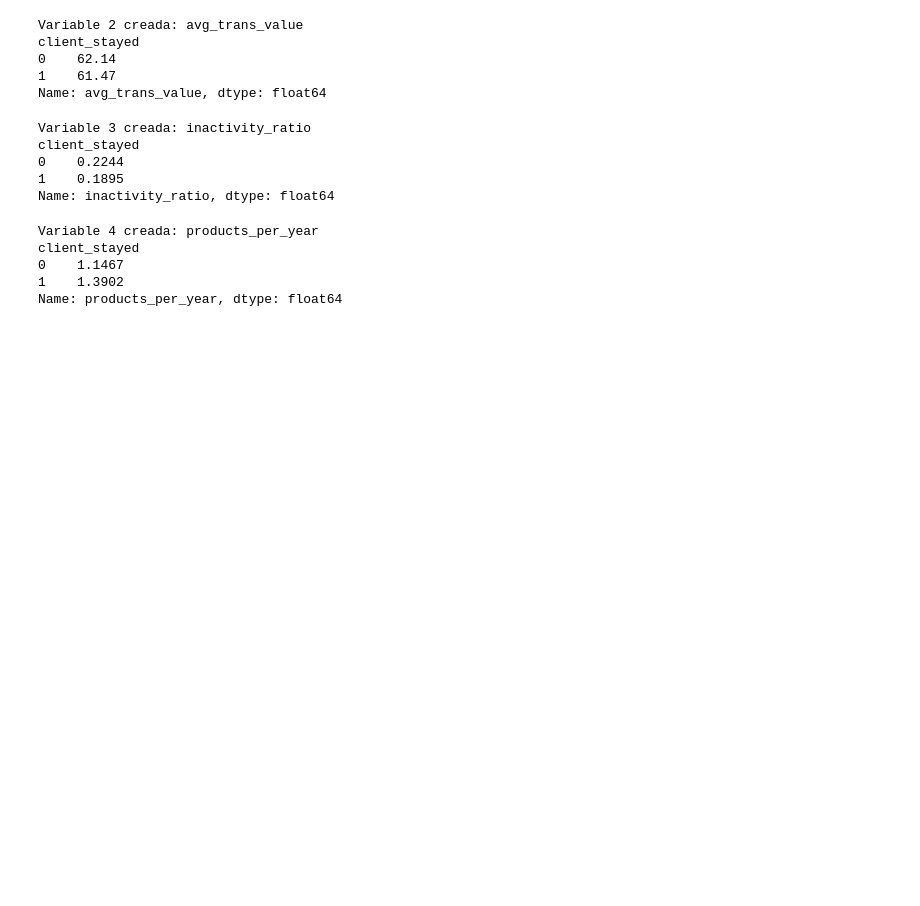
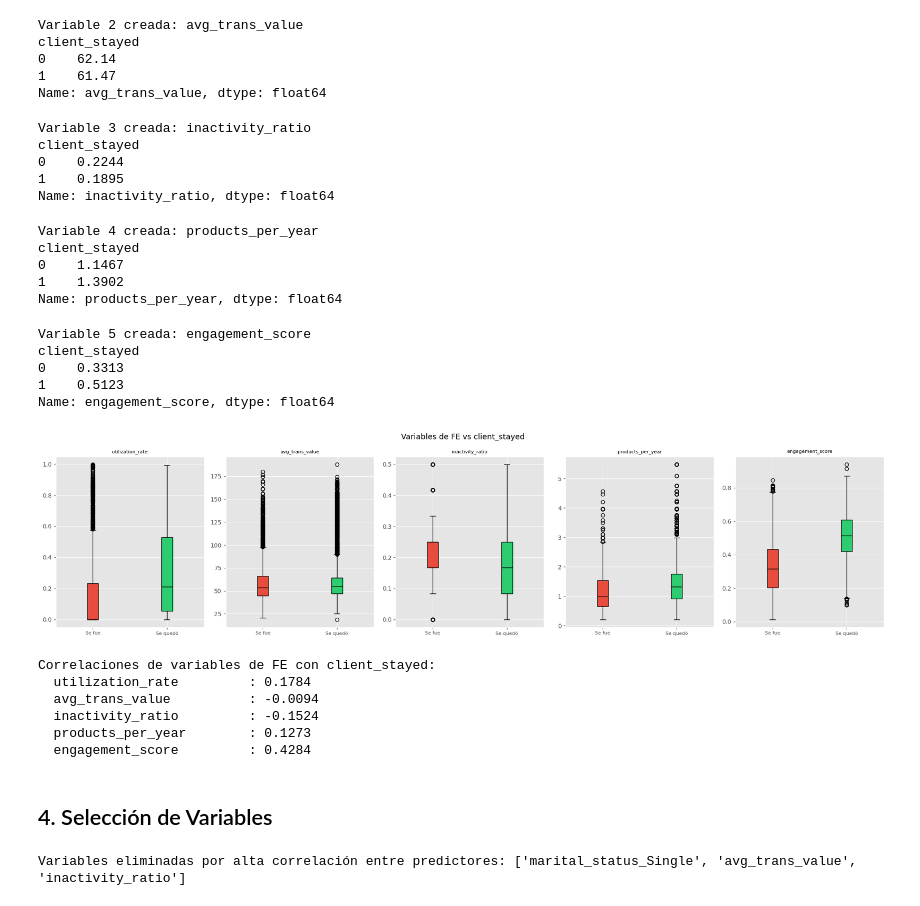
Before and after one commit to bielng/Data-Lab, a Jupyter notebook: trial_05.ipynb, the cells around one changed output. Saved outputs shown, nothing was run; the diff lists cells and outputs as text; code cells hidden in the pictures; blank space fills up the shorter version.

```diff
--- a/trial_05.ipynb
+++ b/trial_05.ipynb
@@ -360,3 +360,76 @@ client_stayed
 0    1.1467
 1    1.3902
 Name: products_per_year, dtype: float64
+# %%
+def minmax(s):
+    return (s - s.min()) / (s.max() - s.min() + 1e-9)
+
+df_fe['engagement_score'] = (
+    minmax(df_fe['total_trans_ct']) +
+    minmax(df_fe['total_relationship_count']) +
+    minmax(df_fe['total_revolving_bal'])
+) / 3
+
+print("Variable 5 creada: engagement_score")
+print(df_fe.groupby('client_stayed')['engagement_score'].mean().round(4))
+# %% [output]
+Variable 5 creada: engagement_score
+client_stayed
+0    0.3313
+1    0.5123
+Name: engagement_score, dtype: float64
+# %%
+new_vars = ['utilization_rate','avg_trans_value','inactivity_ratio','products_per_year','engagement_score']
+
+fig, axes = plt.subplots(1, 5, figsize=(20, 5))
+for ax, col in zip(axes, new_vars):
+    data = [df_fe[df_fe['client_stayed']==0][col], df_fe[df_fe['client_stayed']==1][col]]
+    bp = ax.boxplot(data, patch_artist=True)
+    bp['boxes'][0].set_facecolor('#e74c3c')
+    bp['boxes'][1].set_facecolor('#2ecc71')
+    bp['medians'][0].set_color('black')
+    bp['medians'][1].set_color('black')
+    ax.set_xticklabels(['Se fue','Se quedó'], fontsize=8)
+    ax.set_title(col, fontsize=8)
+
+plt.suptitle("Variables de FE vs client_stayed", fontsize=13)
+plt.tight_layout()
+plt.show()
+# %% [output]
+[figure, added]
+# %%
+print("Correlaciones de variables de FE con client_stayed:")
+for col in new_vars:
+    r = df_fe[col].corr(df_fe['client_stayed'])
+    print(f"  {col:25s}: {r:.4f}")
+# %% [output]
+Correlaciones de variables de FE con client_stayed:
+  utilization_rate         : 0.1784
+  avg_trans_value          : -0.0094
+  inactivity_ratio         : -0.1524
+  products_per_year        : 0.1273
+  engagement_score         : 0.4284
+# %% [markdown]
+## 4. Selección de Variables
+# %%
+from sklearn.linear_model import LogisticRegression
+from sklearn.preprocessing import StandardScaler
+from sklearn.model_selection import train_test_split
+
+X = df_fe.drop('client_stayed', axis=1)
+y = df_fe['client_stayed']
+
+# Estandarización
+scaler = StandardScaler()
+X_scaled = scaler.fit_transform(X)
+X_scaled_df = pd.DataFrame(X_scaled, columns=X.columns)
+
+# Eliminar variables con alta correlación entre predictores (|r| > 0.85)
+corr_matrix = X_scaled_df.corr().abs()
+upper = corr_matrix.where(np.triu(np.ones(corr_matrix.shape), k=1).astype(bool))
+to_drop_corr = [col for col in upper.columns if any(upper[col] > 0.85)]
+print(f"Variables eliminadas por alta correlación entre predictores: {to_drop_corr}")
+
+X_filtered = X_scaled_df.drop(columns=to_drop_corr)
+# %% [output]
+Variables eliminadas por alta correlación entre predictores: ['marital_status_Single', 'avg_trans_value', 'inactivity_ratio']
```
Also changed, not shown: parts of 7 cells of this notebook, 7 other files.
